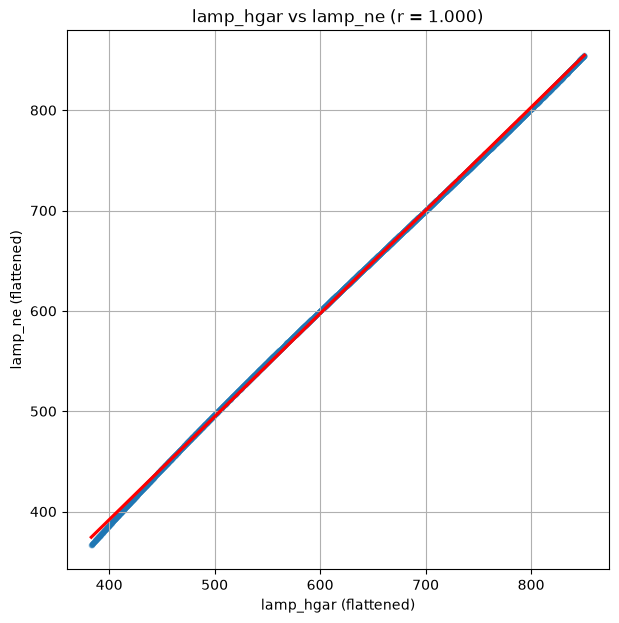
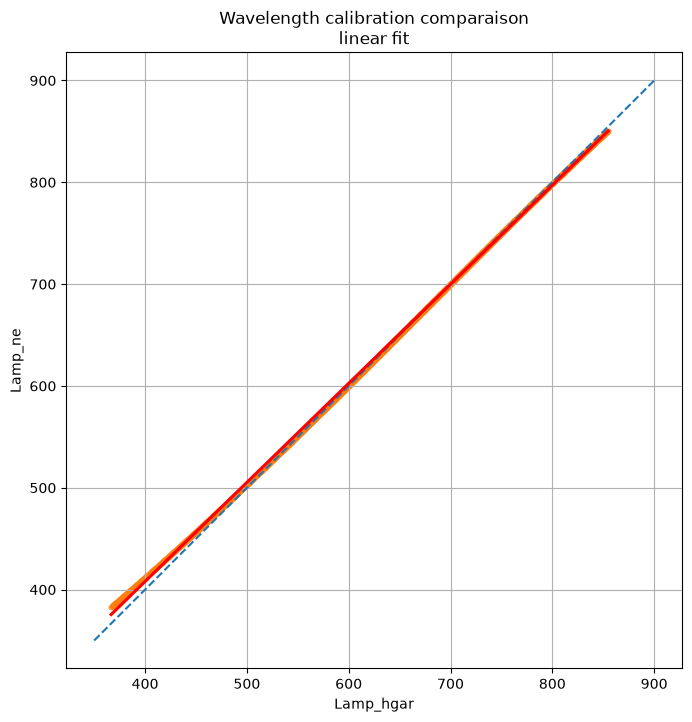
The change to this notebook cell's code, shown as a diff; its figure went from the first image to the second:
--- before
+++ after
@@ -20,9 +20,16 @@
 # plot with seaborn and show Pearson r in title
 r = np.corrcoef(x, y)[0, 1]
-plt.figure(figsize=(7,7))
+plt.figure(figsize=(8,8))
+line = np.linspace(350,900,1000)
+plt.plot(line,line,ls='--')
 sns.regplot(x=x, y=y, scatter_kws={'s':10, 'alpha':0.4}, line_kws={'color':'red'})
-plt.xlabel('lamp_hgar (flattened)')
-plt.ylabel('lamp_ne (flattened)')
-plt.title(f'lamp_hgar vs lamp_ne (r = {r:.3f})')
+plt.xlabel('Lamp_hgar')
+plt.ylabel('Lamp_ne')
+plt.title(f'Wavelength calibration comparaison\nlinear fit')
+# plt.title('Wavelength calibration comparaison\n2nd-degree polynomial fit (smile) ')
+print(r)
 plt.grid(True)
+plt.gca().set_aspect('equal', adjustable='box')
+# plt.xlim(450,550)
+# plt.ylim(450,550)
 plt.show()

Commit: Updated mapping pipeline with 2D mapping of FWHM across detector